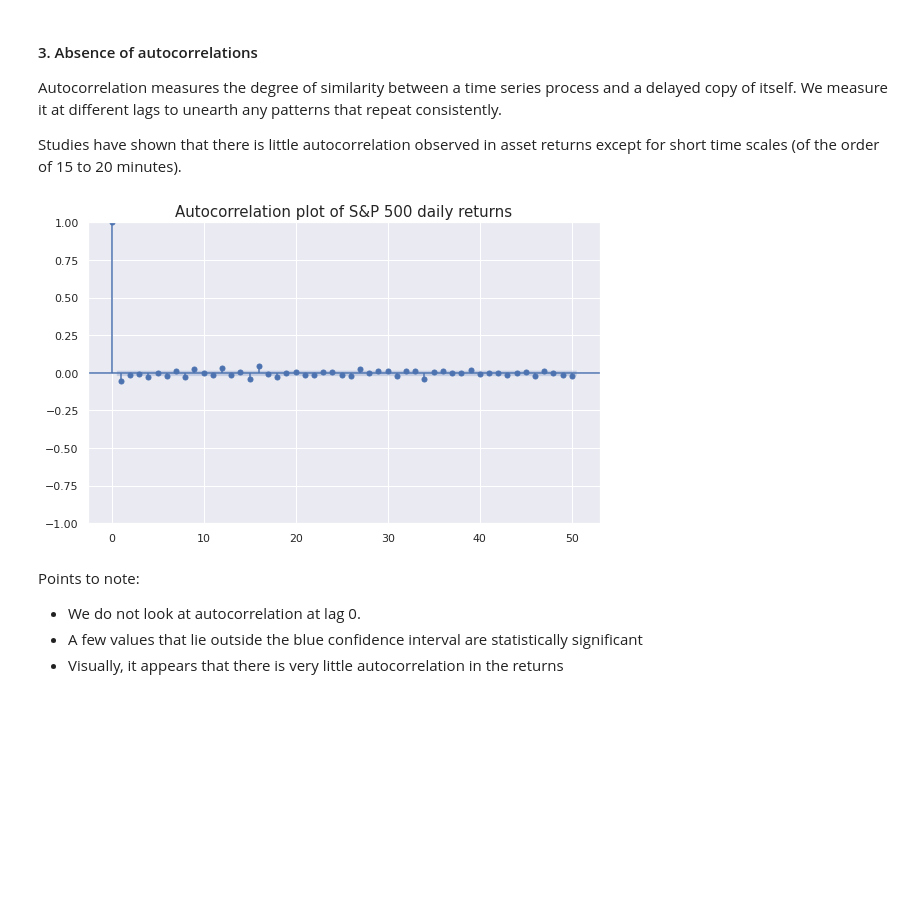
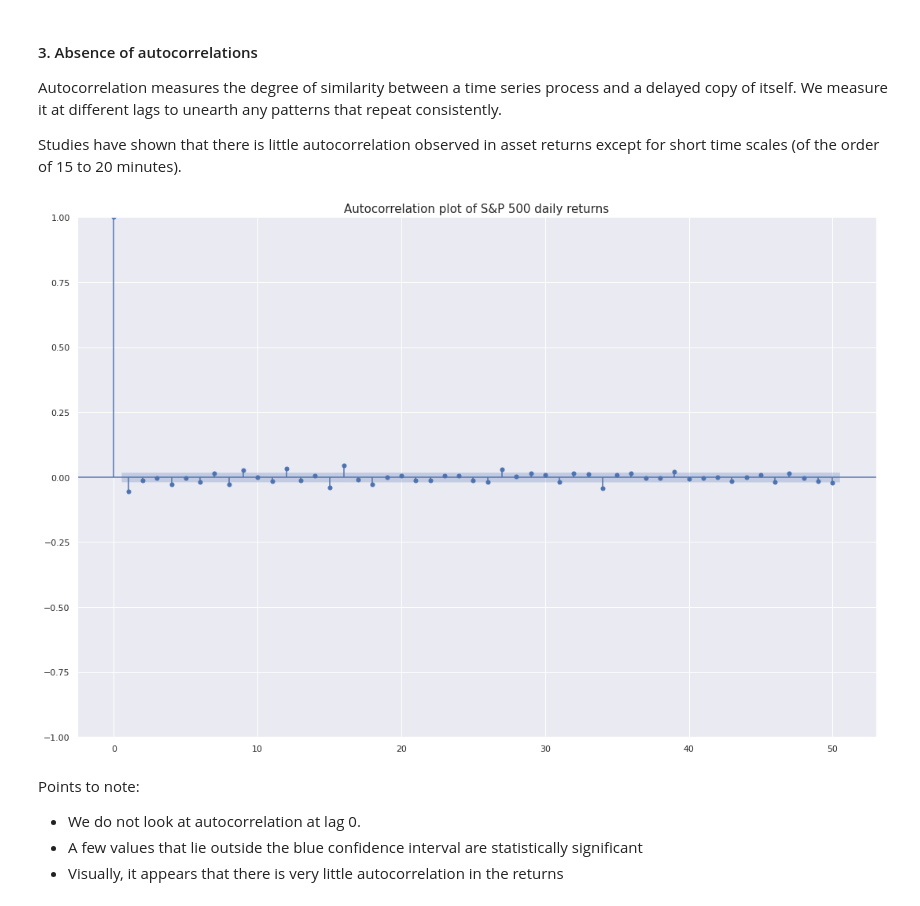
Before and after one commit to darkfennertrader/epat, a Jupyter notebook: asq-01/ASQ01_2206.ipynb, the cells around one changed output. Saved outputs shown, nothing was run; the diff lists cells and outputs as text; code cells hidden in the pictures; blank space fills up the shorter version.

```diff
--- a/asq-01/ASQ01_2206.ipynb
+++ b/asq-01/ASQ01_2206.ipynb
@@ -706,17 +706,17 @@ Studies have shown that there is little autocorrelation observed in asset return
 n_lags = 50
 significance_level = 0.05
 # %%
-M = 8
-N = 5
+M = 15
+N = 10
 
 fig, ax = plt.subplots(figsize=(M, N))
 smt.graphics.plot_acf(df2['log_returns'], lags=n_lags,
                                  alpha=significance_level, ax=ax)
 ax.set_title("Autocorrelation plot of S&P 500 daily returns", fontsize=15)
 plt.tight_layout()
 plt.show()
 # %% [output]
-[figure, old version]
+[figure, new version]
 # %% [markdown]
 Points to note:
 - We do not look at autocorrelation at lag 0.
```
Also changed, not shown: parts of 8 cells of this notebook, 1 other file.
